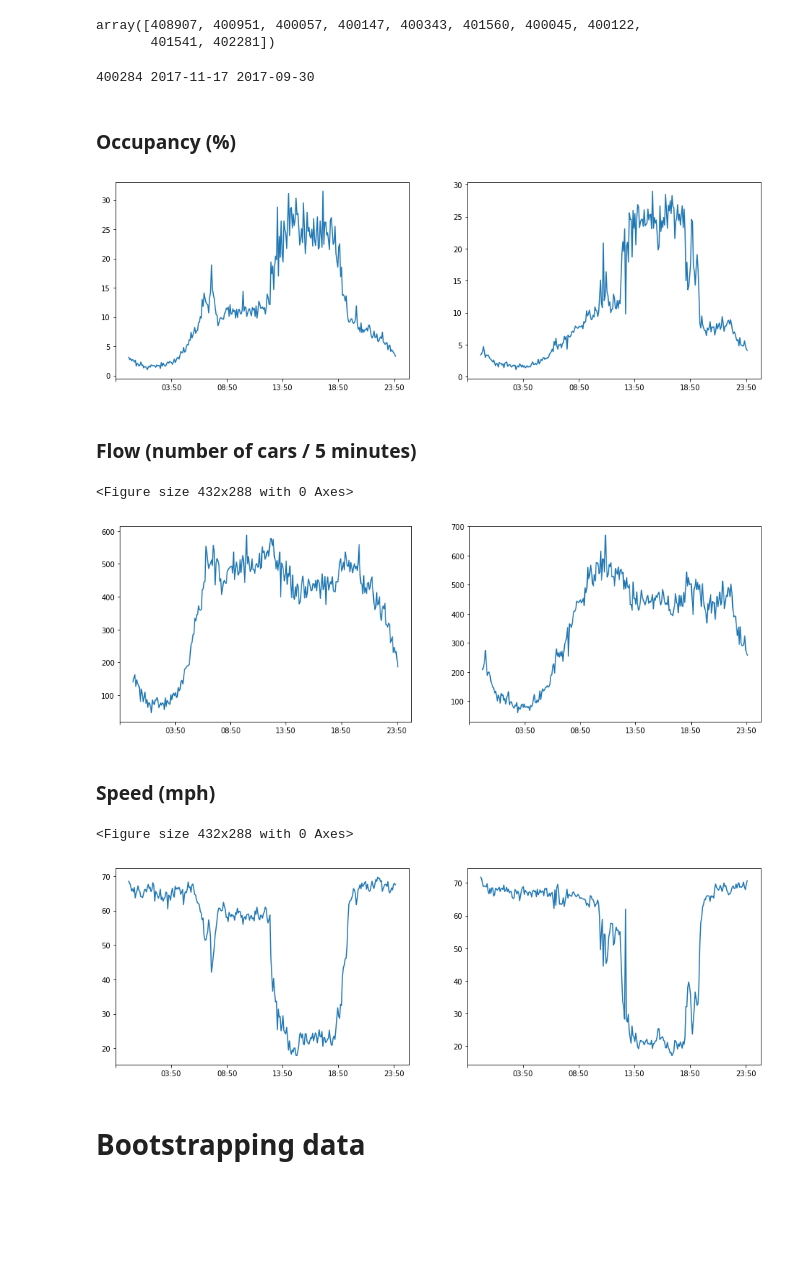
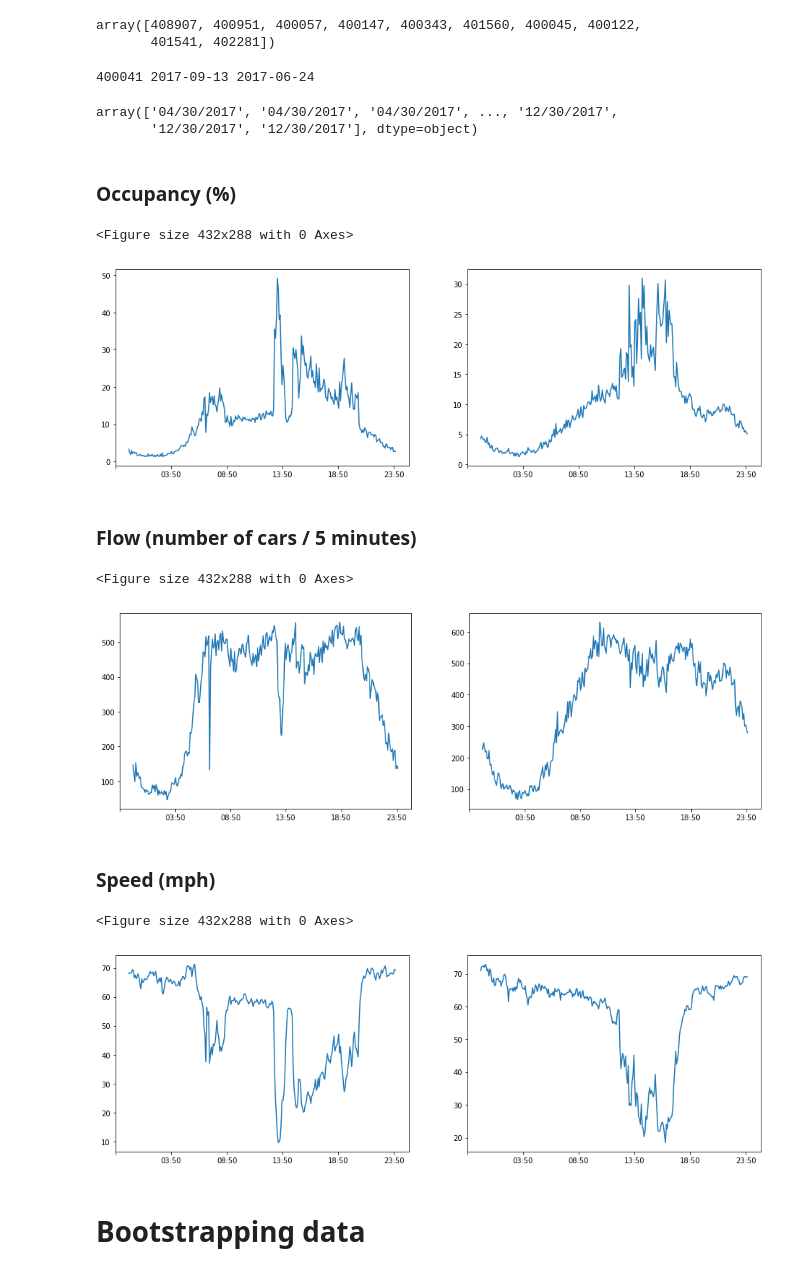
Before and after one commit to hy-lei/A-Hybrid-Approach-for-AID, a Jupyter notebook: TSA-DES.ipynb, the cells around one changed output. Saved outputs shown, nothing was run; the diff lists cells and outputs as text; code cells hidden in the pictures; blank space fills up the shorter version.

```diff
--- a/TSA-DES.ipynb
+++ b/TSA-DES.ipynb
@@ -56,5 +54,7 @@ concats = [dataset_df_1, dataset_df_2, dataset_df_3]
+# %%
+concats = pd.read_csv(base_path + "concat_no_holes/concat.csv")
 # %%
-concat = pd.concat(concats)
+concat = concats
 # %%
 concat.to_csv(base_path + "concat_no_holes/concat.csv")
 # %%
@@ -131,12 +168,16 @@ array([408907, 400951, 400057, 400147, 400343, 401560, 400045, 400122,
        401541, 402281])
 # %%
 sample_station = np.random.choice(stations)
-sample_date = np.random.choice(dates)
-sample_date2 = np.random.choice(dates)
+sample_date, sample_date2 = np.random.choice(dates, 2)
 # %%
 print(sample_station, sample_date, sample_date2)
 # %% [output]
-400284 2017-11-17 2017-09-30
+400041 2017-09-13 2017-06-24
+# %%
+concat["Date"].values
+# %% [output]
+array(['04/30/2017', '04/30/2017', '04/30/2017', ..., '12/30/2017',
+       '12/30/2017', '12/30/2017'], dtype=object)
 # %%
 sample_df = concat.loc[(concat["Station ID"] == sample_station) & (concat["Date"] == sample_date.strftime("%m/%d/%Y"))]
 sample_df2 = concat.loc[(concat["Station ID"] == sample_station) & (concat["Date"] == sample_date2.strftime("%m/%d/%Y"))]
@@ -147,27 +188,29 @@ sample_x = sample_df["Time"].values
 # %%
 sample_occ = sample_df["Occupancy"].values
 sample_occ2 = sample_df2["Occupancy"].values
 
+plt.gcf().clear()
 fig = plt.figure(figsize=(16, 5))
 ax = fig.add_subplot(121)
 ax2 = fig.add_subplot(122)
 ax.plot(sample_x, sample_occ)
 ax2.plot(sample_x, sample_occ2)
 start, end = ax.get_xlim()
 ax.xaxis.set_ticks(np.arange(start, end, 60))
 start, end = ax2.get_xlim()
 ax2.xaxis.set_ticks(np.arange(start, end, 60))
 
 plt.show()
 # %% [output]
+<Figure size 432x288 with 0 Axes>
-[figure, old version]
+[figure, new version]
 # %% [markdown]
 ### Flow (number of cars / 5 minutes)
 # %%
 sample_flow = sample_df["Flow"].values
 sample_flow2 = sample_df2["Flow"].values
 
-plt.clf()
+plt.gcf().clear()
 fig = plt.figure(figsize=(16, 5))
 ax = fig.add_subplot(121)
 ax2 = fig.add_subplot(122)
@@ -181,14 +224,14 @@ ax2.xaxis.set_ticks(np.arange(start, end, 60))
 plt.show()
 # %% [output]
 <Figure size 432x288 with 0 Axes>
-[figure, old version]
+[figure, new version]
 # %% [markdown]
 ### Speed (mph)
 # %%
 sample_speed = sample_df["Speed"].values
 sample_speed2 = sample_df2["Speed"].values
 
-plt.clf()
+plt.gcf().clear()
 fig = plt.figure(figsize=(16, 5))
 ax = fig.add_subplot(121)
 ax2 = fig.add_subplot(122)
@@ -202,7 +245,7 @@ ax2.xaxis.set_ticks(np.arange(start, end, 60))
 plt.show()
 # %% [output]
 <Figure size 432x288 with 0 Axes>
-[figure, old version]
+[figure, new version]
 # %% [markdown]
 # Bootstrapping data
 # %% [markdown]
```
Also changed, not shown: parts of 57 cells of this notebook.
